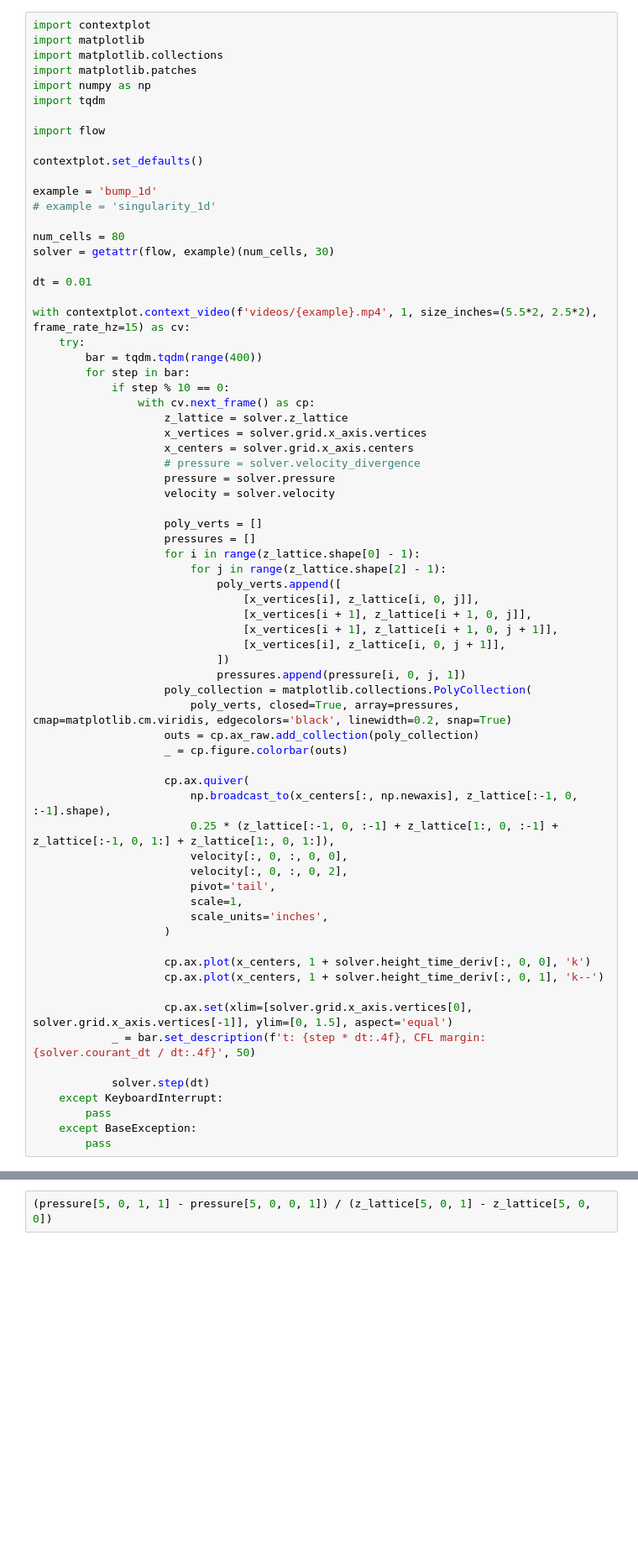
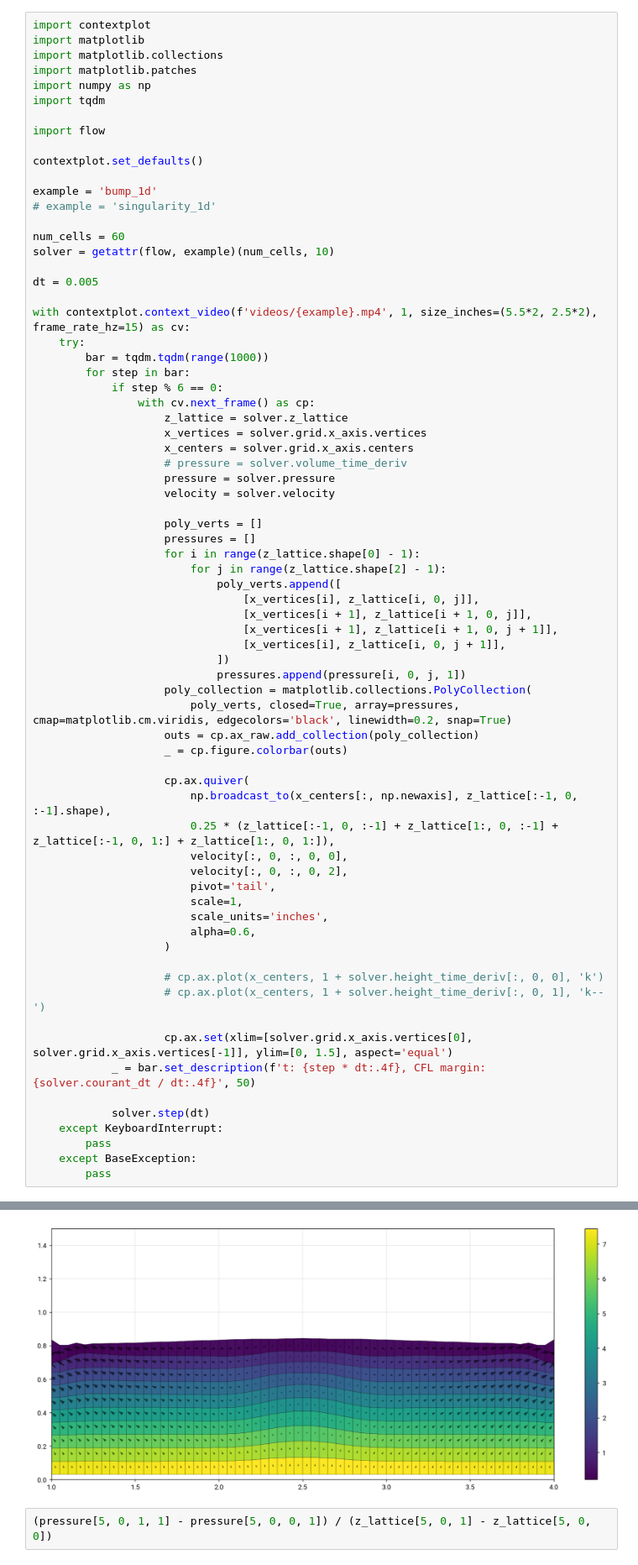
Before and after one commit to joshburkart/tsunami, a Jupyter notebook: examples.ipynb, the cells around one changed output, grey strips where cells are left out. Shown at 84% size. Drawn from its saved outputs; the diff is of its cells as text; blank space fills up the shorter version.

```diff
--- a/examples.ipynb
+++ b/examples.ipynb
@@ -33,21 +23,21 @@ contextplot.set_defaults()
 example = 'bump_1d'
 # example = 'singularity_1d'
 
-num_cells = 80
-solver = getattr(flow, example)(num_cells, 30)
+num_cells = 60
+solver = getattr(flow, example)(num_cells, 10)
 
-dt = 0.01
+dt = 0.005
 
 with contextplot.context_video(f'videos/{example}.mp4', 1, size_inches=(5.5*2, 2.5*2), frame_rate_hz=15) as cv:
     try:
-        bar = tqdm.tqdm(range(400))
+        bar = tqdm.tqdm(range(1000))
         for step in bar:
-            if step % 10 == 0:
+            if step % 6 == 0:
                 with cv.next_frame() as cp:
                     z_lattice = solver.z_lattice
                     x_vertices = solver.grid.x_axis.vertices
                     x_centers = solver.grid.x_axis.centers
-                    # pressure = solver.velocity_divergence
+                    # pressure = solver.volume_time_deriv
                     pressure = solver.pressure
                     velocity = solver.velocity
 
@@ -61,35 +51,37 @@ with contextplot.context_video(f'videos/{example}.mp4', 1, size_inches=(5.5*2, 2
                                 [x_vertices[i + 1], z_lattice[i + 1, 0, j + 1]],
                                 [x_vertices[i], z_lattice[i, 0, j + 1]],
                             ])
                             pressures.append(pressure[i, 0, j, 1])
                     poly_collection = matplotlib.collections.PolyCollection(
                         poly_verts, closed=True, array=pressures, cmap=matplotlib.cm.viridis, edgecolors='black', linewidth=0.2, snap=True)
                     outs = cp.ax_raw.add_collection(poly_collection)
                     _ = cp.figure.colorbar(outs)
 
                     cp.ax.quiver(
                         np.broadcast_to(x_centers[:, np.newaxis], z_lattice[:-1, 0, :-1].shape),
                         0.25 * (z_lattice[:-1, 0, :-1] + z_lattice[1:, 0, :-1] + z_lattice[:-1, 0, 1:] + z_lattice[1:, 0, 1:]),
                         velocity[:, 0, :, 0, 0],
                         velocity[:, 0, :, 0, 2],
                         pivot='tail',
                         scale=1,
                         scale_units='inches',
+                        alpha=0.6,
                     )
 
-                    cp.ax.plot(x_centers, 1 + solver.height_time_deriv[:, 0, 0], 'k')
-                    cp.ax.plot(x_centers, 1 + solver.height_time_deriv[:, 0, 1], 'k--')
+                    # cp.ax.plot(x_centers, 1 + solver.height_time_deriv[:, 0, 0], 'k')
+                    # cp.ax.plot(x_centers, 1 + solver.height_time_deriv[:, 0, 1], 'k--')
 
                     cp.ax.set(xlim=[solver.grid.x_axis.vertices[0], solver.grid.x_axis.vertices[-1]], ylim=[0, 1.5], aspect='equal')
             _ = bar.set_description(f't: {step * dt:.4f}, CFL margin: {solver.courant_dt / dt:.4f}', 50)
 
             solver.step(dt)
     except KeyboardInterrupt:
         pass
     except BaseException:
         pass
 # %% [output]
 [interactive output not drawn]
+[figure, added]
 # %%
 (pressure[5, 0, 1, 1] - pressure[5, 0, 0, 1]) / (z_lattice[5, 0, 1] - z_lattice[5, 0, 0])
 # %% [output]
```
Also changed, not shown: parts of 1 cell of this notebook, 6 other files.
